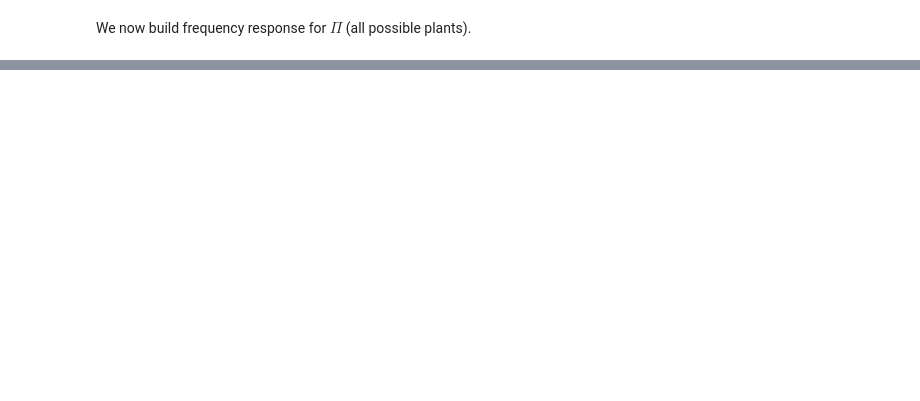
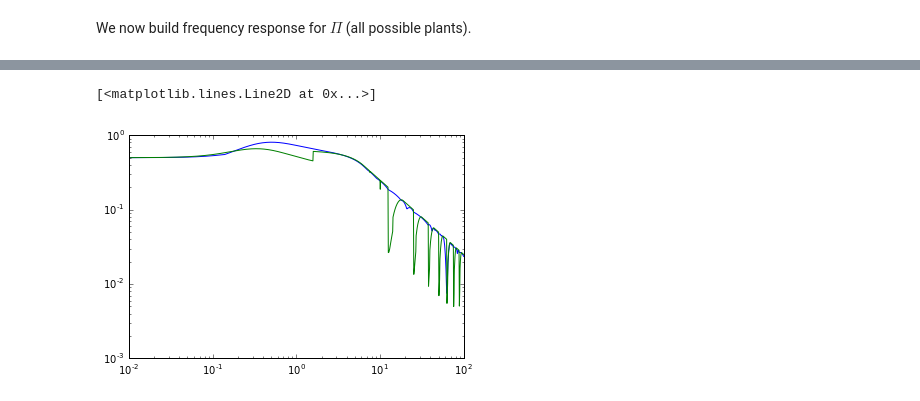
Before and after one commit to alchemyst/Skogestad-Python, a Jupyter notebook: notebooks/Uncertainty.ipynb, the cells around one changed output, grey strips where cells are left out. Saved outputs shown, nothing was run; the diff lists cells and outputs as text; code cells hidden in the pictures; blank space fills up the shorter version.

```diff
--- a/notebooks/Uncertainty.ipynb
+++ b/notebooks/Uncertainty.ipynb
@@ -121,0 +151,4 @@ plt.ylim(ymin=1e-2)
+# %%
+x0 = numpy.array([2, 3, 3])
+bounds = [[2, 3]]*3
+minimize(objective, x0, args=0, bounds=bounds)
@@ -122 +165,15 @@ plt.ylim(ymin=1e-2)
+# %%
+vals = []
+for omegai in omega:
+    r = minimize(objective,
+                 x0,
+                 args=omegai,
+                 bounds=bounds)
+    vals.append(-r['fun'])
+# %%
+plt.loglog(omega, maxima)
+plt.loglog(omega, vals)
+# %% [output]
+[<matplotlib.lines.Line2D at 0x...>]
+[figure, added]
 # %%
```
Also changed, not shown: parts of 17 cells of this notebook.
